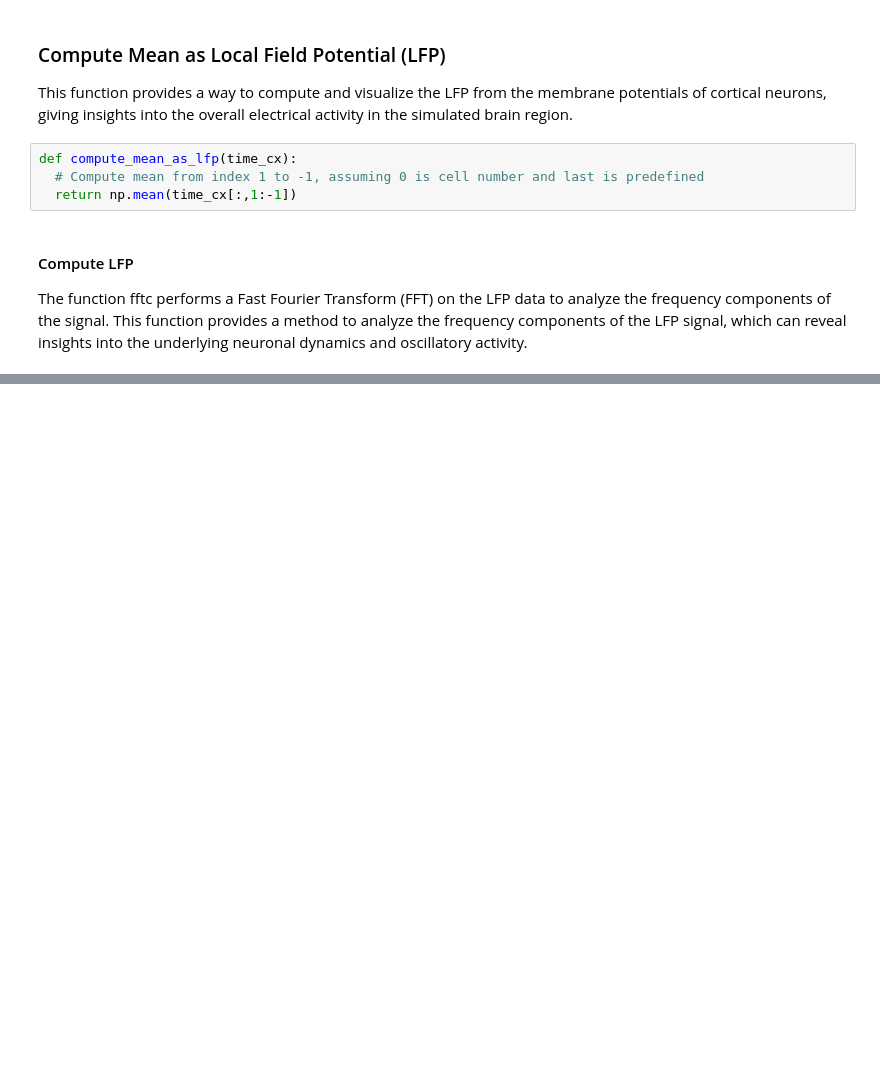
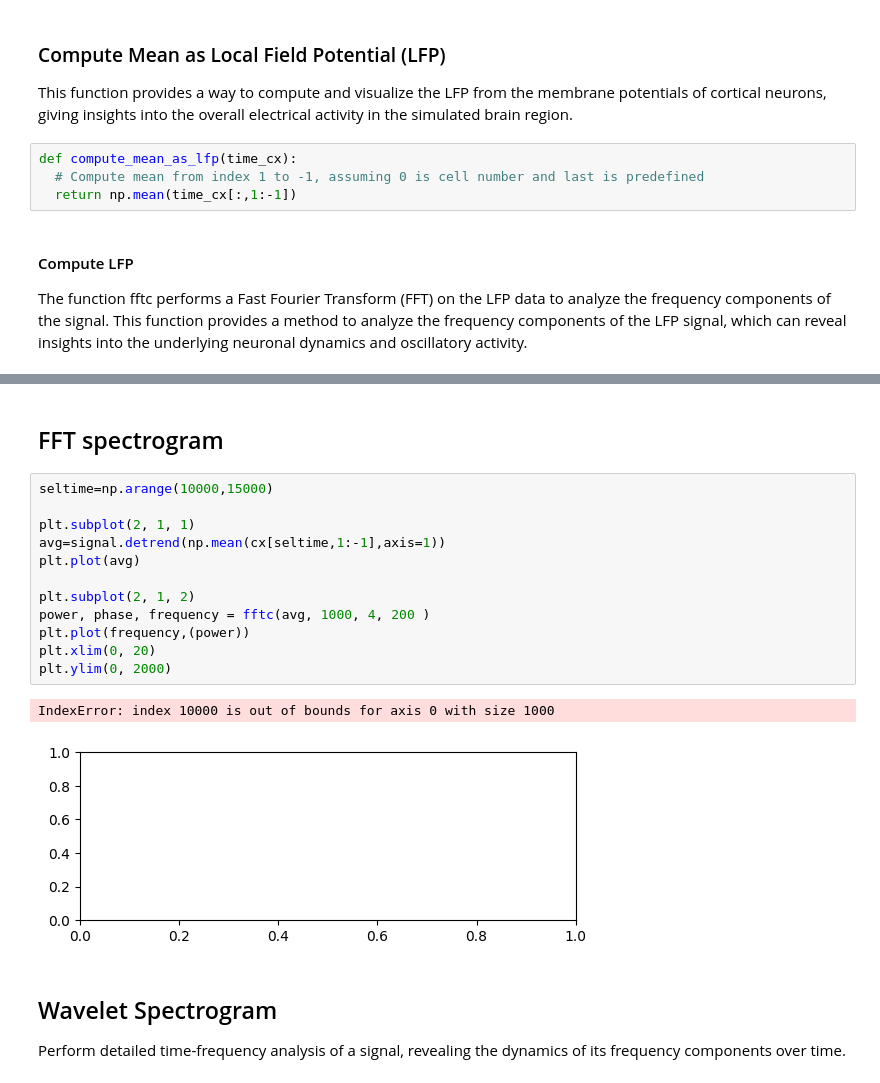
Before and after one commit to cyber-shuttle/Understanding-Visual-Concepts, a Jupyter notebook: sleep-transition-model-workflow.ipynb, the cells around one changed output, grey strips where cells are left out. Drawn from its saved outputs; the diff is of its cells as text; blank space fills up the shorter version.

```diff
--- a/sleep-transition-model-workflow.ipynb
+++ b/sleep-transition-model-workflow.ipynb
@@ -119,0 +174,21 @@ ModuleNotFoundError: No module named 'scipy'
+# %% [markdown]
+## FFT spectrogram
+# %%
+seltime=np.arange(10000,15000)
+
+plt.subplot(2, 1, 1)
+avg=signal.detrend(np.mean(cx[seltime,1:-1],axis=1))
+plt.plot(avg)
+
+plt.subplot(2, 1, 2)
+power, phase, frequency = fftc(avg, 1000, 4, 200 )
+plt.plot(frequency,(power))
+plt.xlim(0, 20)
+plt.ylim(0, 2000)
+# %% [output]
+IndexError: index 10000 is out of bounds for axis 0 with size 1000
+[figure, added]
+# %% [markdown]
+## Wavelet Spectrogram
+
+Perform detailed time-frequency analysis of a signal, revealing the dynamics of its frequency components over time.
```
Also changed, not shown: parts of 6 cells of this notebook, 48 other files.
